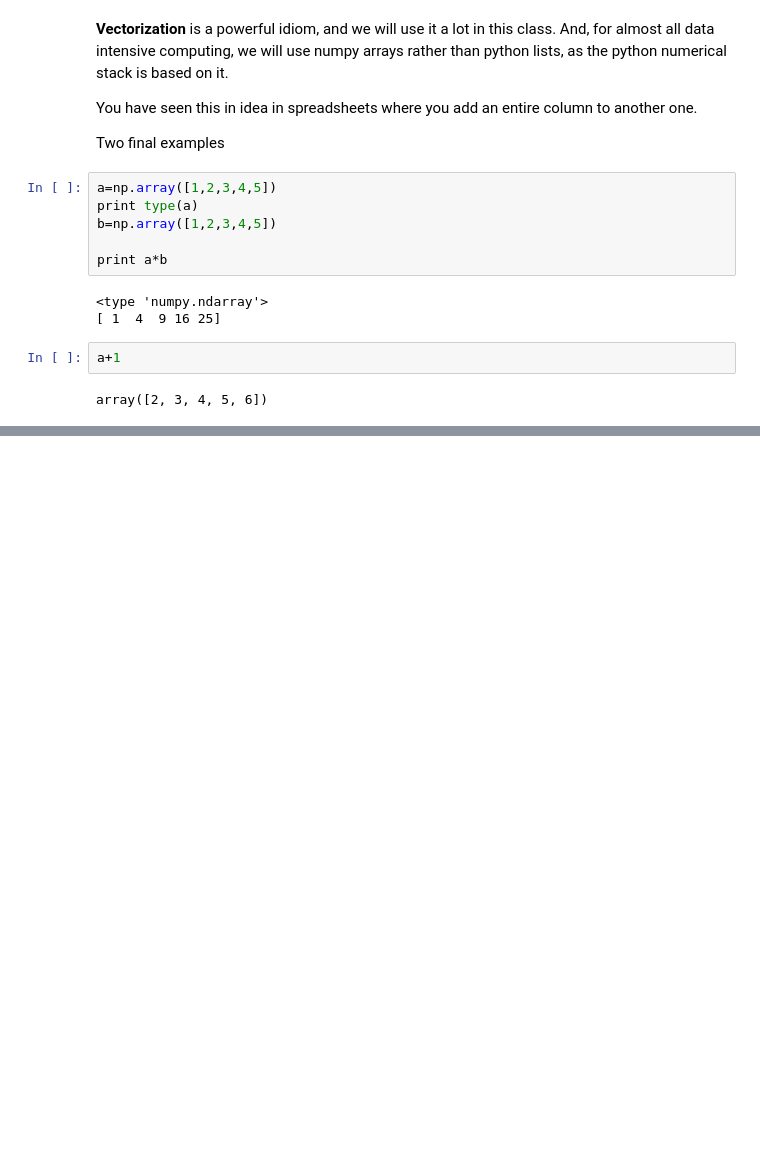
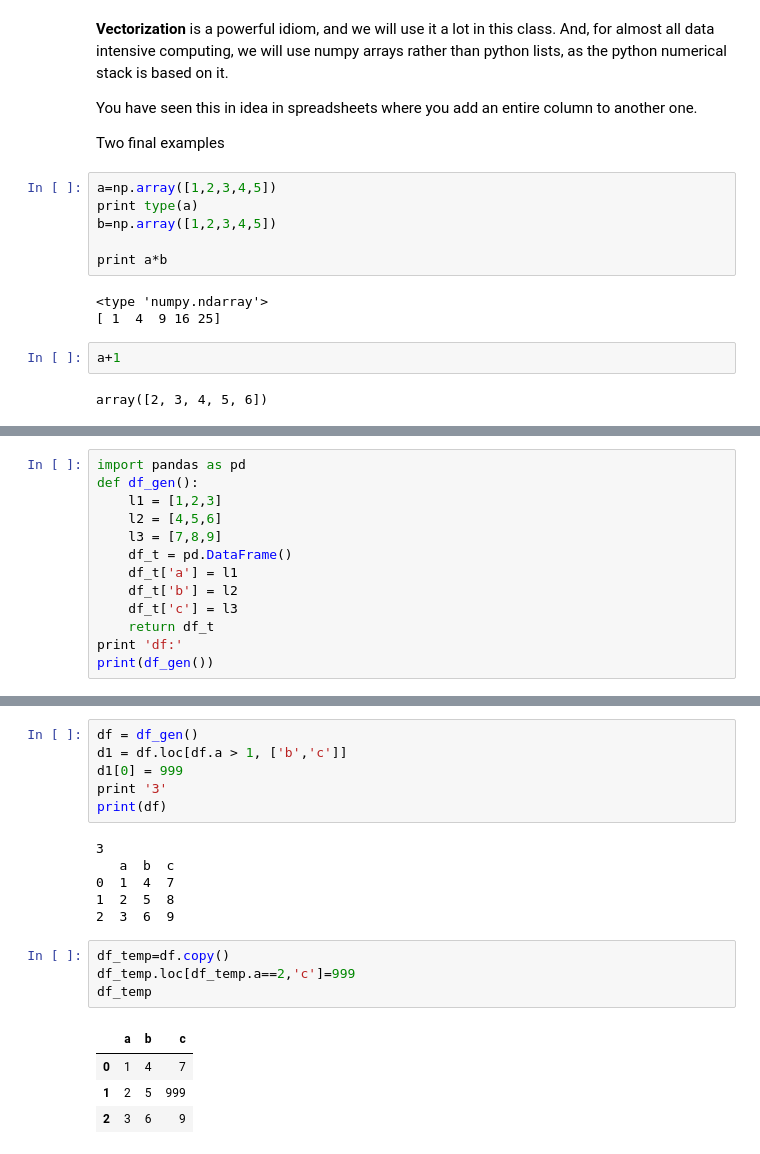
Before and after one commit to rustycodemonkey/2015lab1, a Jupyter notebook: Lab1-pythonpandas_pk.ipynb, the cells around one changed output, grey strips where cells are left out. Drawn from its saved outputs; the diff is of its cells as text; blank space fills up the shorter version.

Commit message:
Added more notes on views and copying (reference and copy)

```diff
--- a/Lab1-pythonpandas_pk.ipynb
+++ b/Lab1-pythonpandas_pk.ipynb
@@ -683,0 +684,13 @@ array([2, 3, 4, 5, 6])
+# %%
+import pandas as pd
+def df_gen():
+    l1 = [1,2,3]
+    l2 = [4,5,6]
+    l3 = [7,8,9]
+    df_t = pd.DataFrame()
+    df_t['a'] = l1
+    df_t['b'] = l2
+    df_t['c'] = l3
+    return df_t
+print 'df:'
+print(df_gen())
@@ -683,0 +794,21 @@ array([2, 3, 4, 5, 6])
+# %%
+df = df_gen()
+d1 = df.loc[df.a > 1, ['b','c']]
+d1[0] = 999
+print '3'
+print(df)
+# %% [output]
+3
+   a  b  c
+0  1  4  7
+1  2  5  8
+2  3  6  9
+# %%
+df_temp=df.copy()
+df_temp.loc[df_temp.a==2,'c']=999
+df_temp
+# %% [output]
+|  | a | b | c |
+| 0 | 1 | 4 | 7 |
+| 1 | 2 | 5 | 999 |
+| 2 | 3 | 6 | 9 |
```
Also changed, not shown: parts of 16 cells of this notebook, 1 other file.
